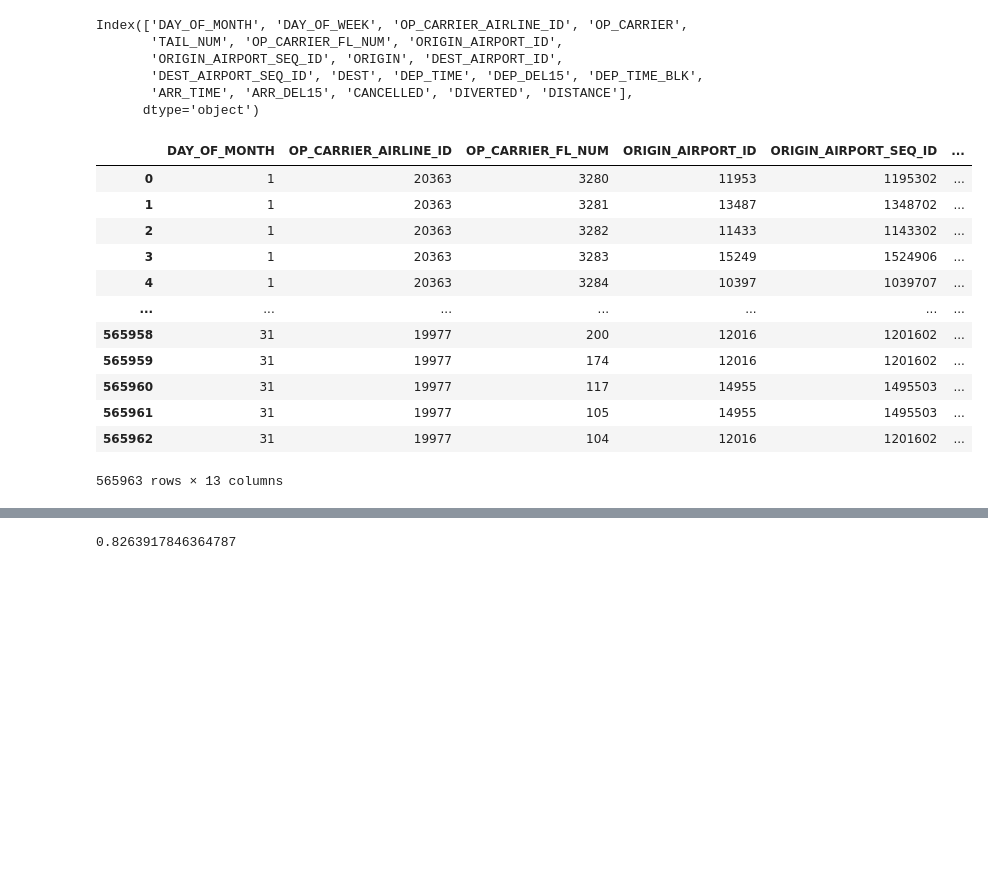
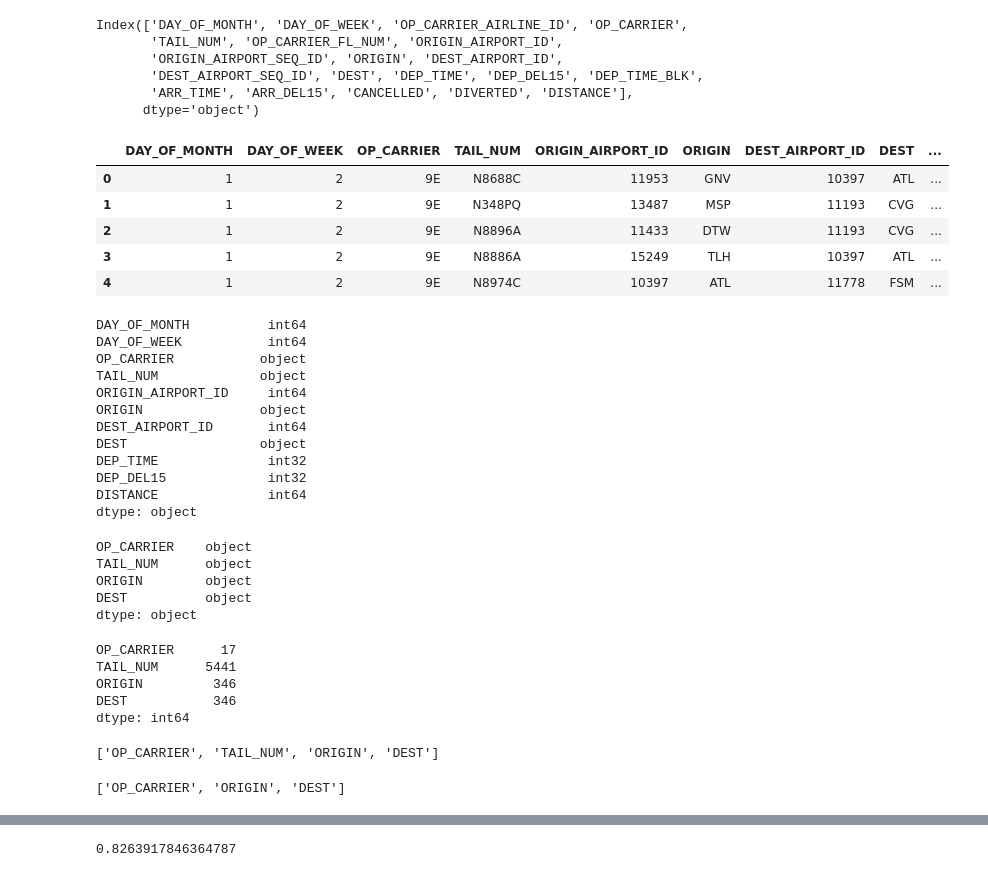
Before and after one commit to Duegan24/Final_Project, a Jupyter notebook: Seg_two_model .ipynb, the cells around one changed output, grey strips where cells are left out. Saved outputs shown, nothing was run; the diff lists cells and outputs as text; code cells hidden in the pictures; blank space fills up the shorter version.

Commit message:
model updatesd with one hot encoding

```diff
--- a/Seg_two_model .ipynb
+++ b/Seg_two_model .ipynb
@@ -28,25 +29,18 @@ Index(['DAY_OF_MONTH', 'DAY_OF_WEEK', 'OP_CARRIER_AIRLINE_ID', 'OP_CARRIER',
       dtype='object')
 # %%
 #Create a new dataframe with only relavent testing data
-filteredList = ['DAY_OF_MONTH', 'DAY_OF_WEEK', 'OP_CARRIER_AIRLINE_ID', 'OP_CARRIER',
-       'TAIL_NUM', 'OP_CARRIER_FL_NUM', 'ORIGIN_AIRPORT_ID',
-       'ORIGIN_AIRPORT_SEQ_ID', 'ORIGIN', 'DEST_AIRPORT_ID',
-       'DEST_AIRPORT_SEQ_ID', 'DEST', 'DEP_TIME', 'DEP_DEL15', 'DEP_TIME_BLK',
-       'ARR_TIME', 'ARR_DEL15', 'CANCELLED', 'DIVERTED', 'DISTANCE']
+filteredList = ['DAY_OF_MONTH', 'DAY_OF_WEEK', 'OP_CARRIER', 'TAIL_NUM'
+                , 'ORIGIN', 'DEST', 'DEP_TIME', 'DEP_DEL15', 'DISTANCE']
 
-machine_model_2019_df = initial_2019.filter(["DAY_OF_MONTH","OP_CARRIER_AIRLINE_ID","OP_CARRIER_FL_NUM","ORIGIN_AIRPORT_ID","ORIGIN_AIRPORT_SEQ_ID","DEST_AIRPORT_SEQ_ID","DEP_TIME","DEP_DEL15","ARR_TIME","ARR_DEL15","CANCELLED","DIVERTED","DISTANCE"])
-machine_model_2019_df
+columnsRemoved = ['OP_CARRIER_AIRLINE_ID', 'DEST_AIRPORT_SEQ_ID', 'ORIGIN_AIRPORT_SEQ_ID' , 'ORIGIN_AIRPORT_ID'
+                  , 'OP_CARRIER_FL_NUM', 'DEST_AIRPORT_ID', 'ARR_TIME', 'ARR_DEL15', 'CANCELLED', 'DIVERTED', 'DEP_TIME_BLK']
+
+machine_model_2019_df = flights_2019.filter(filteredList)
+machine_model_2019_df.head()
 # %% [output]
-|  | DAY_OF_MONTH | OP_CARRIER_AIRLINE_ID | OP_CARRIER_FL_NUM | ORIGIN_AIRPORT_ID | ORIGIN_AIRPORT_SEQ_ID | ... |
-| 0 | 1 | 20363 | 3280 | 11953 | 1195302 | ... |
-| 1 | 1 | 20363 | 3281 | 13487 | 1348702 | ... |
-| 2 | 1 | 20363 | 3282 | 11433 | 1143302 | ... |
-| 3 | 1 | 20363 | 3283 | 15249 | 1524906 | ... |
-| 4 | 1 | 20363 | 3284 | 10397 | 1039707 | ... |
-| ... | ... | ... | ... | ... | ... | ... |
-| 565958 | 31 | 19977 | 200 | 12016 | 1201602 | ... |
-| 565959 | 31 | 19977 | 174 | 12016 | 1201602 | ... |
-| 565960 | 31 | 19977 | 117 | 14955 | 1495503 | ... |
-| 565961 | 31 | 19977 | 105 | 14955 | 1495503 | ... |
-| 565962 | 31 | 19977 | 104 | 12016 | 1201602 | ... |
+|  | DAY_OF_MONTH | DAY_OF_WEEK | OP_CARRIER | TAIL_NUM | ORIGIN_AIRPORT_ID | ORIGIN | DEST_AIRPORT_ID | DEST | ... |
+| 0 | 1 | 2 | 9E | N8688C | 11953 | GNV | 10397 | ATL | ... |
+| 1 | 1 | 2 | 9E | N348PQ | 13487 | MSP | 11193 | CVG | ... |
+| 2 | 1 | 2 | 9E | N8896A | 11433 | DTW | 11193 | CVG | ... |
+| 3 | 1 | 2 | 9E | N8886A | 15249 | TLH | 10397 | ATL | ... |
+| 4 | 1 | 2 | 9E | N8974C | 10397 | ATL | 11778 | FSM | ... |
-565963 rows × 13 columns
@@ -52,0 +50,39 @@ machine_model_2019_df
+# %%
+machine_model_2019_df.dtypes
+# %% [output]
+DAY_OF_MONTH          int64
+DAY_OF_WEEK           int64
+OP_CARRIER           object
+TAIL_NUM             object
+ORIGIN_AIRPORT_ID     int64
+ORIGIN               object
+DEST_AIRPORT_ID       int64
+DEST                 object
+DEP_TIME              int32
+DEP_DEL15             int32
+DISTANCE              int64
+dtype: object
+# %%
+machine_model_2019_df.dtypes[machine_model_2019_df.dtypes == "object"]
+# %% [output]
+OP_CARRIER    object
+TAIL_NUM      object
+ORIGIN        object
+DEST          object
+dtype: object
+# %%
+# Generate our categorical variable list
+flights_cat = machine_model_2019_df.dtypes[machine_model_2019_df.dtypes == "object"].index.tolist()
+
+# Check the number of unique values in each column
+machine_model_2019_df[flights_cat].nunique()
+# %% [output]
+OP_CARRIER      17
+TAIL_NUM      5441
+ORIGIN         346
+DEST           346
+dtype: int64
+# %%
+flights_cat
+# %% [output]
+['OP_CARRIER', 'TAIL_NUM', 'ORIGIN', 'DEST']
@@ -52,0 +93,4 @@ machine_model_2019_df
+# %%
+flights_cat
+# %% [output]
+['OP_CARRIER', 'ORIGIN', 'DEST']
```
Also changed, not shown: parts of 8 cells of this notebook.
